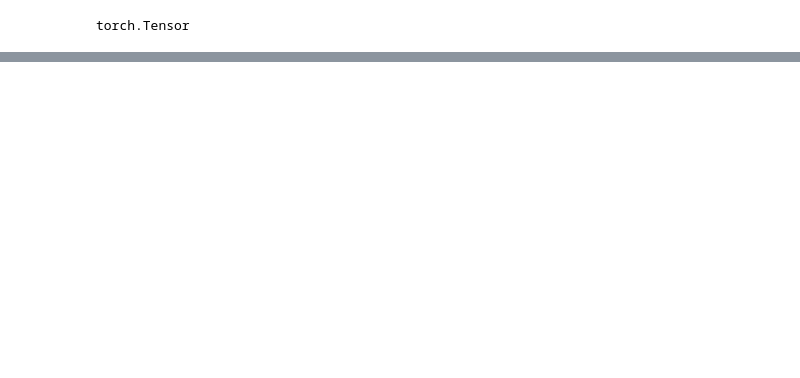
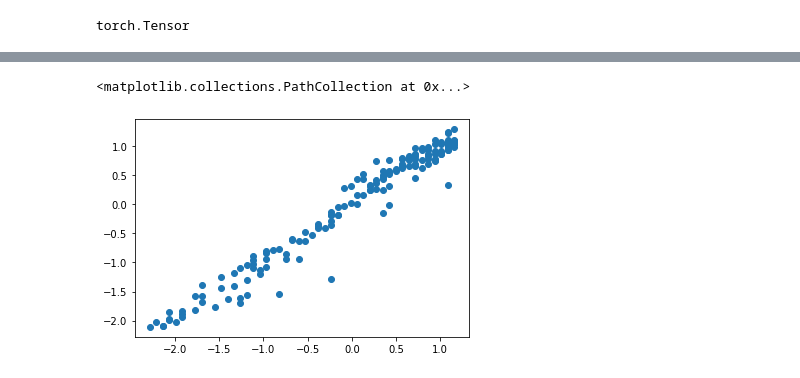
Before and after one commit to AimjGuytidy/pytorch-on, a Jupyter notebook: lazy_pytorch.ipynb, the cells around one changed output, grey strips where cells are left out. Drawn from its saved outputs; the diff is of its cells as text; code cells hidden in the pictures; blank space fills up the shorter version.

```diff
--- a/lazy_pytorch.ipynb
+++ b/lazy_pytorch.ipynb
@@ -84,0 +155,14 @@ plt.plot(X,predicted,label="Predicted values")
+# %%
+# Normalizing data values
+xmean = X.mean()
+xsd = X.std()
+ymean = Y.mean()
+ysd = Y.std()
+# normalize and standardize our data
+x = (X-xmean)/xsd
+y = (Y-ymean)/ysd
+#let's visualize the changes made
+plt.scatter(x,y)
+# %% [output]
+<matplotlib.collections.PathCollection at 0x...>
+[figure, added]
```
Also changed, not shown: parts of 19 cells of this notebook.
